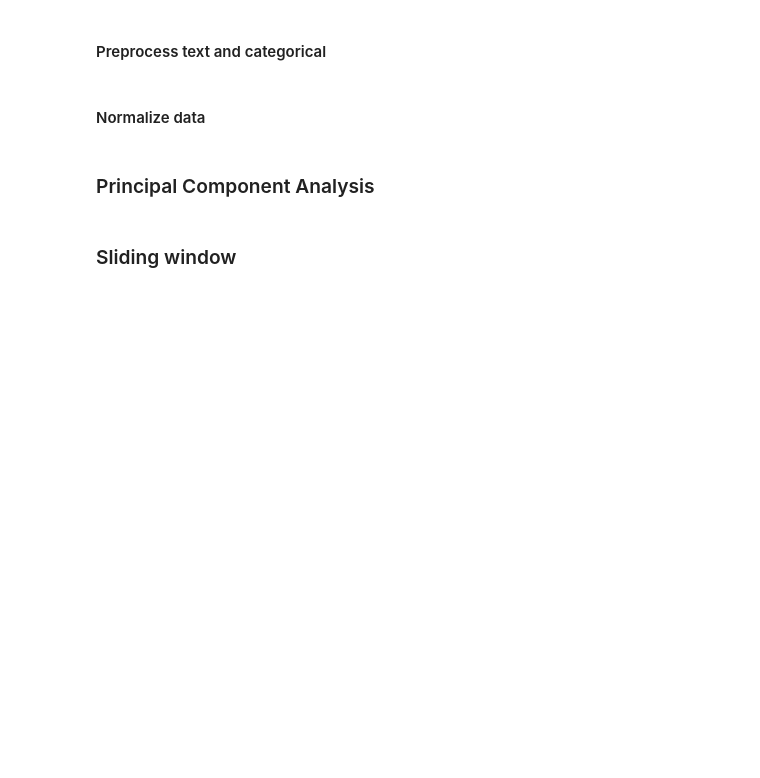
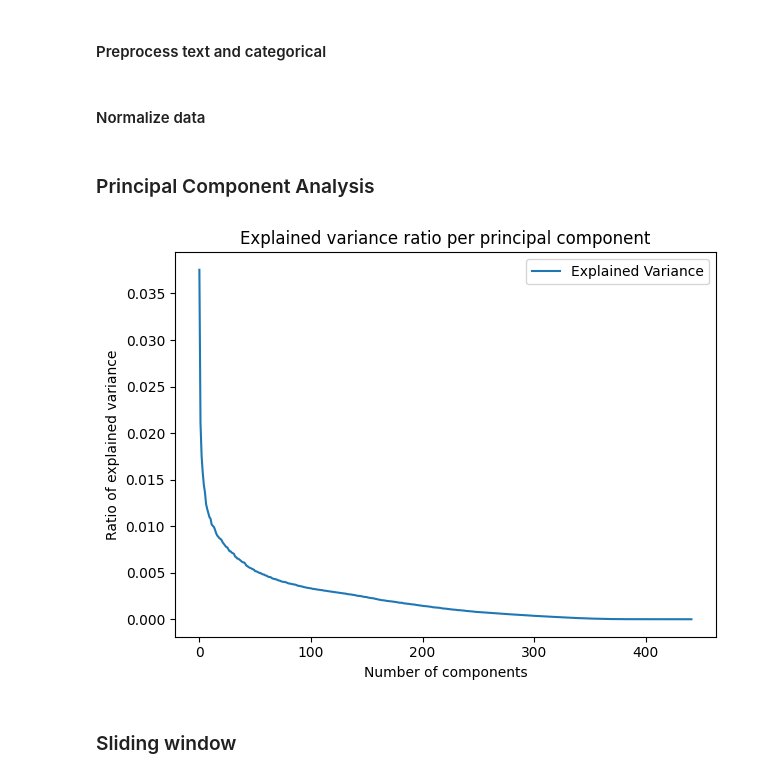
Before and after one commit to dorian4840/Master-Thesis, a Jupyter notebook: preprocessing/preprocess_clinical_data.ipynb, the cells around one changed output. Drawn from its saved outputs; the diff is of its cells as text; code cells hidden in the pictures; blank space fills up the shorter version.

```diff
--- a/preprocessing/preprocess_clinical_data.ipynb
+++ b/preprocessing/preprocess_clinical_data.ipynb
@@ -187,7 +190,24 @@ dtype_df = split_text_data(dtype_df)
+# %%
+
+dtype_df = split_text_data(dtype_df)
+
+filter_ = dtype_df['radio'].filter(['recru_avpu_score', 'dly_avpu'])
+dtype_df['radio'] = dtype_df['radio'].drop(filter_, axis=1)
+
+filter_ = dtype_df['num'].filter(['recru_cr_time_result', 'dly_crt'])
+dtype_df['num'] = dtype_df['num'].drop(filter_, axis=1)
+
+dtype_df['radio'] = one_hot_encoding(dtype_df['radio'])
+# %%
+
+dtype_df['num'].insert(0, 'dly_hour',
+                       pd.to_datetime(dtype_df['dates']['dly_time'],
+                                      format='mixed').round('h').dt.hour)
 # %% [markdown]
 #### Normalize data
 # %%
-numerical_dtypes = ['radio', 'yesno', 'checkbox', 'calc', 'numerical']
+
+numerical_dtypes = ['radio', 'yesno', 'checkbox', 'calc', 'num']
 string_dtypes = ['text', 'record_id', 'dates']
 
 numerical_data = np.concatenate(([v for k, v in dtype_df.items() \
@@ -222,7 +242,9 @@ def perform_PCA(data, visualize=True):
     return new_data
 # %%
 
-# data = perform_PCA(data, visualize=False)
+data = perform_PCA(data, visualize=True)
+# %% [output]
+[figure, added]
 # %% [markdown]
 ### Sliding window
 # %%
```
Also changed, not shown: parts of 8 cells of this notebook, 7 other files.
